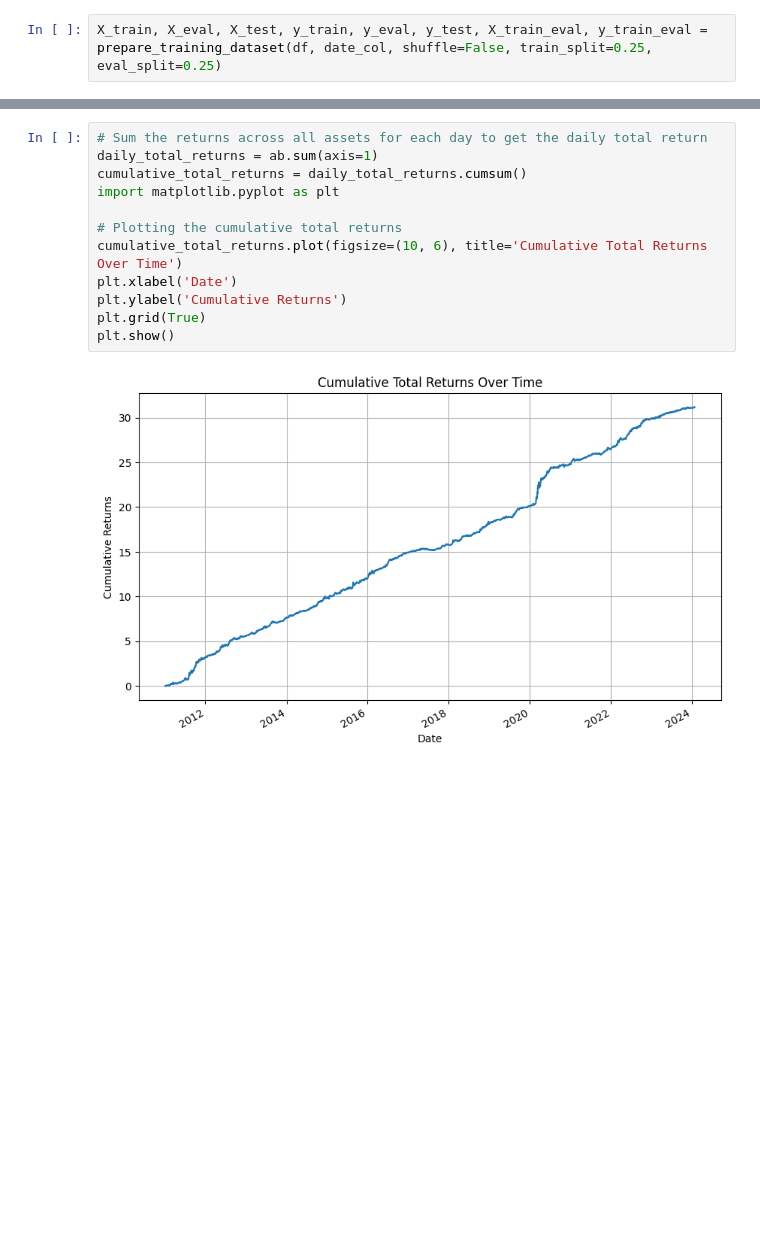
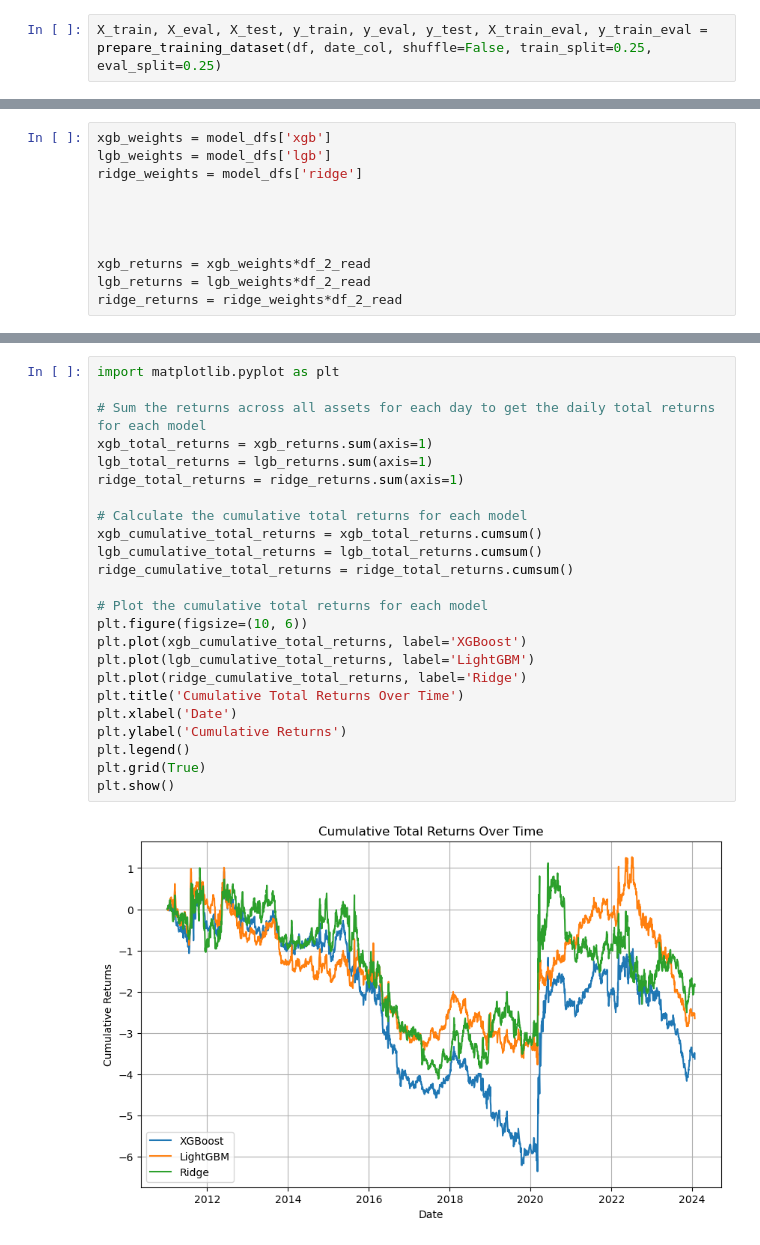
Before and after one commit to OscarAzrak/Master-thesis, a Jupyter notebook: Files/Codes.ipynb, the cells around one changed output, grey strips where cells are left out. Saved outputs shown, nothing was run; the diff lists cells and outputs as text; blank space fills up the shorter version.

Commit message:
fixat problem med returns och räknat omsättning

```diff
--- a/Files/Codes.ipynb
+++ b/Files/Codes.ipynb
@@ -226,0 +133,11 @@ a.head()
+# %%
+xgb_weights = model_dfs['xgb']
+lgb_weights = model_dfs['lgb']
+ridge_weights = model_dfs['ridge']
+
+
+
+
+xgb_returns = xgb_weights*df_2_read
+lgb_returns = lgb_weights*df_2_read
+ridge_returns = ridge_weights*df_2_read
@@ -227,17 +164,29 @@ a.head()
 # %%
-# Sum the returns across all assets for each day to get the daily total return
-daily_total_returns = ab.sum(axis=1)
-cumulative_total_returns = daily_total_returns.cumsum()
 import matplotlib.pyplot as plt
 
-# Plotting the cumulative total returns
-cumulative_total_returns.plot(figsize=(10, 6), title='Cumulative Total Returns Over Time')
+# Sum the returns across all assets for each day to get the daily total returns for each model
+xgb_total_returns = xgb_returns.sum(axis=1)
+lgb_total_returns = lgb_returns.sum(axis=1)
+ridge_total_returns = ridge_returns.sum(axis=1)
+
+# Calculate the cumulative total returns for each model
+xgb_cumulative_total_returns = xgb_total_returns.cumsum()
+lgb_cumulative_total_returns = lgb_total_returns.cumsum()
+ridge_cumulative_total_returns = ridge_total_returns.cumsum()
+
+# Plot the cumulative total returns for each model
+plt.figure(figsize=(10, 6))
+plt.plot(xgb_cumulative_total_returns, label='XGBoost')
+plt.plot(lgb_cumulative_total_returns, label='LightGBM')
+plt.plot(ridge_cumulative_total_returns, label='Ridge')
+plt.title('Cumulative Total Returns Over Time')
 plt.xlabel('Date')
 plt.ylabel('Cumulative Returns')
+plt.legend()
 plt.grid(True)
 plt.show()
 # %% [output]
-[figure, old version]
+[figure, new version]
 # %%
 cumulative_total_returns[-1]
 # %% [output]
```
Also changed, not shown: parts of 15 cells of this notebook, 1 other file.
